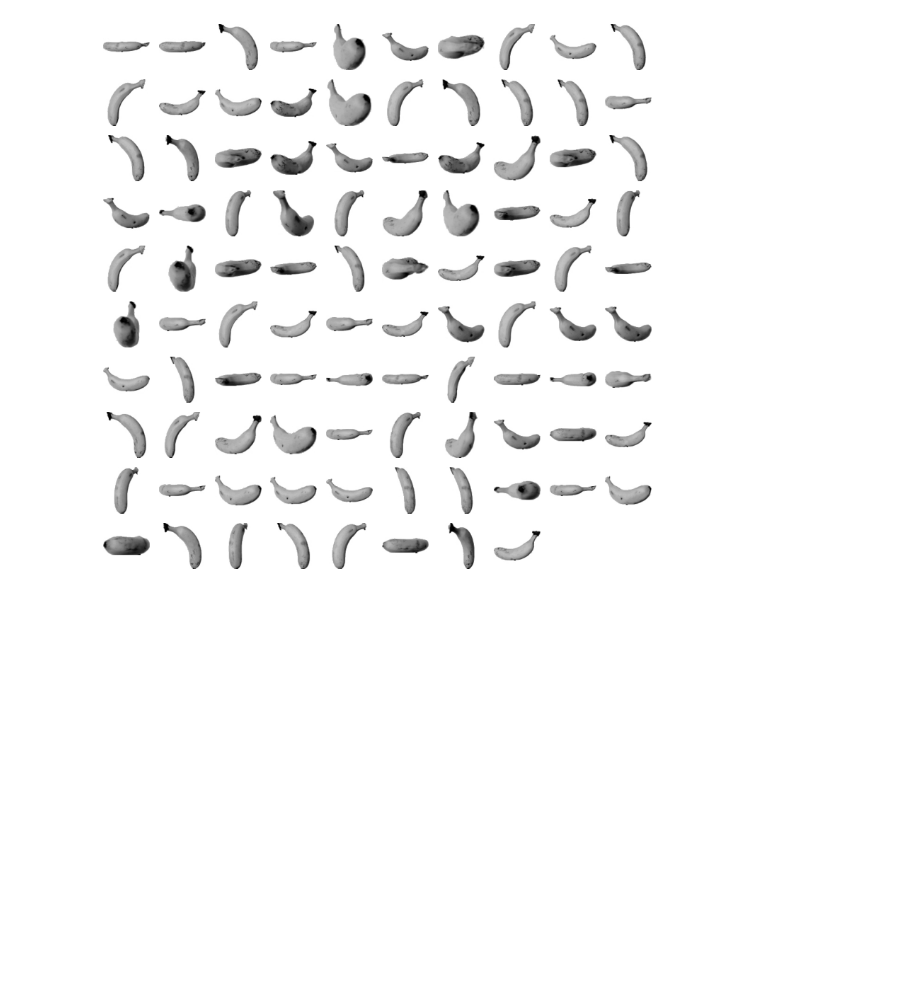
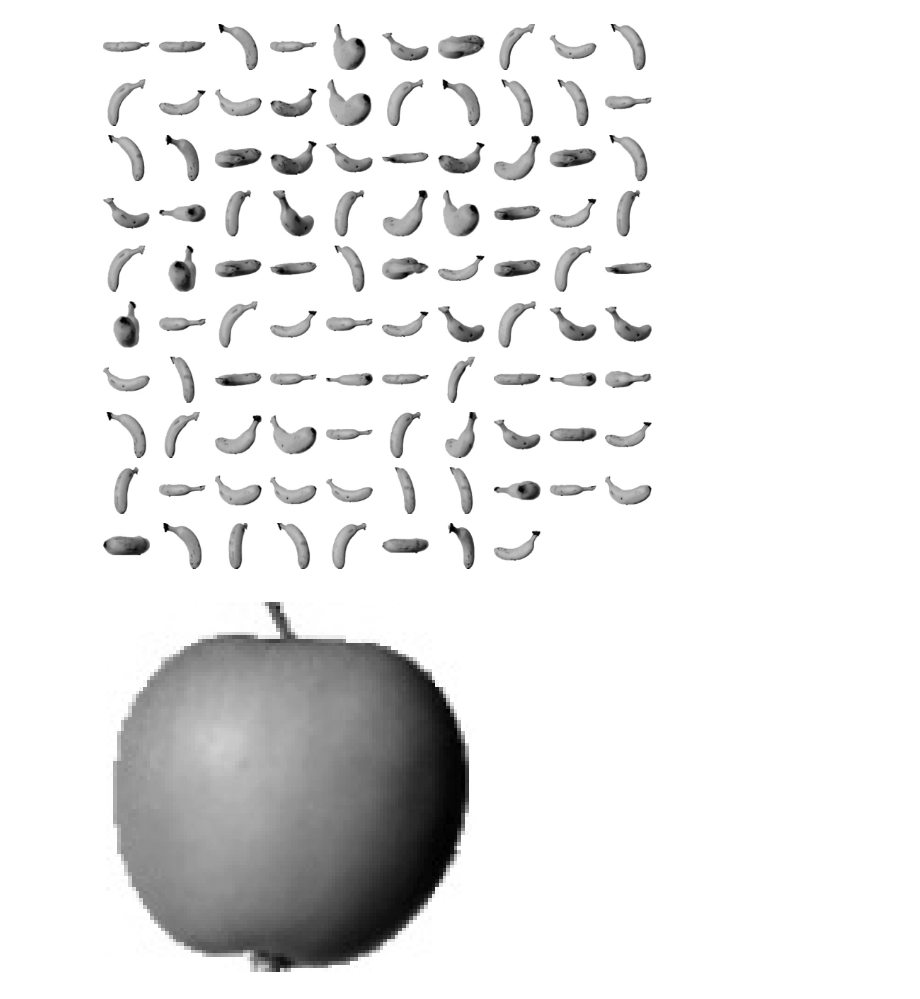
Before and after one commit to osoohynn/image-classification, a Jupyter notebook: k_mean.ipynb, the cells around one changed output. Cells and saved outputs as stored; diff of their text form; code cells hidden in the pictures; blank space fills up the shorter version.

```diff
--- a/k_mean.ipynb
+++ b/k_mean.ipynb
@@ -76,3 +76,10 @@ draw_fruits(fruits[km.labels_==0])
 draw_fruits(fruits[km.labels_==1])
 # %% [output]
 [figure]
+# %%
+# 1개 출력하기 (imshow())
+plt.imshow(fruits[4], cmap='gray_r')
+plt.axis('off')  # 축 숨기기
+plt.show()
+# %% [output]
+[figure, added]
```
Also changed, not shown: parts of 6 cells of this notebook.
